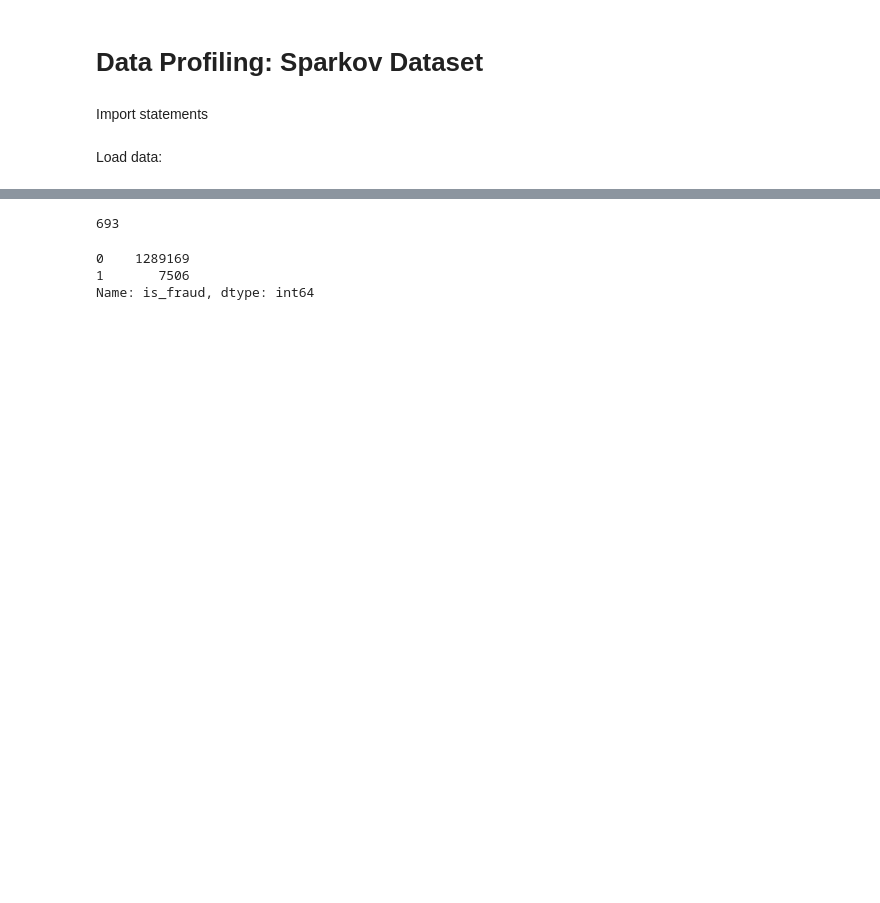
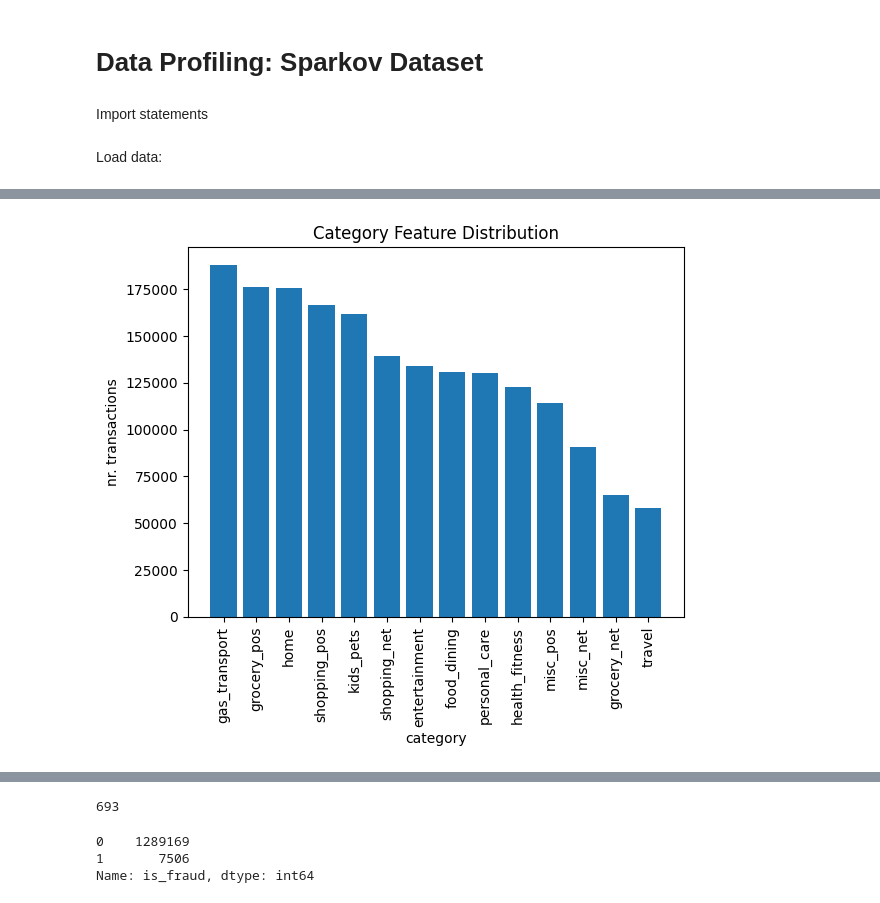
Before and after one commit to A-Nancio/Thesis, a Jupyter notebook: src/data_processing/pre_training/1_profiling.ipynb, the cells around one changed output, grey strips where cells are left out. Drawn from its saved outputs; the diff is of its cells as text; code cells hidden in the pictures; blank space fills up the shorter version.

```diff
--- a/src/data_processing/pre_training/1_profiling.ipynb
+++ b/src/data_processing/pre_training/1_profiling.ipynb
@@ -12,0 +65,12 @@ df = pd.concat([pd.read_csv('../../data/raw/fraudTrain.csv'), pd.read_csv('../..
+# %%
+
+plt.bar(df['category'].value_counts().index.tolist(),
+         df['category'].value_counts().tolist())
+plt.xticks(rotation='vertical')
+plt.xlabel('category')
+plt.ylabel('nr. transactions')
+plt.title('Category Feature Distribution')
+plt.savefig(f"../../../image_results/category_distribution.png", format='png')
+plt.show()
+# %% [output]
+[figure, added]
```
Also changed, not shown: parts of 6 cells of this notebook, 9 other files.
